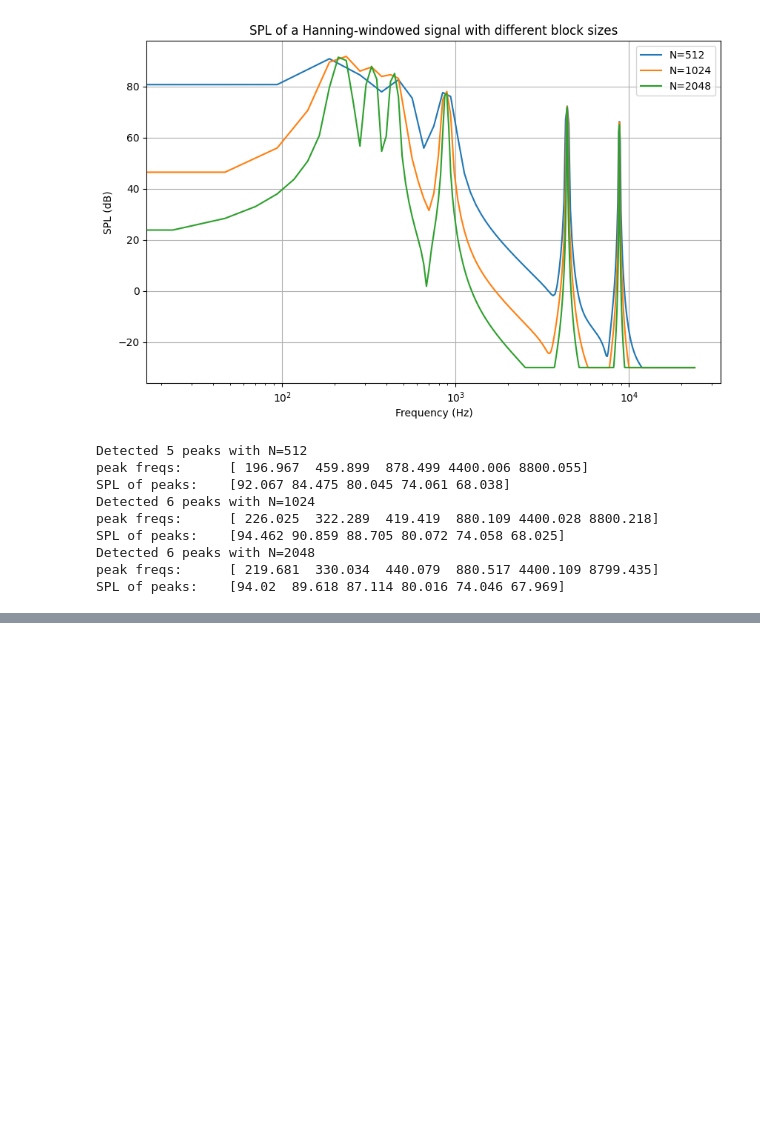
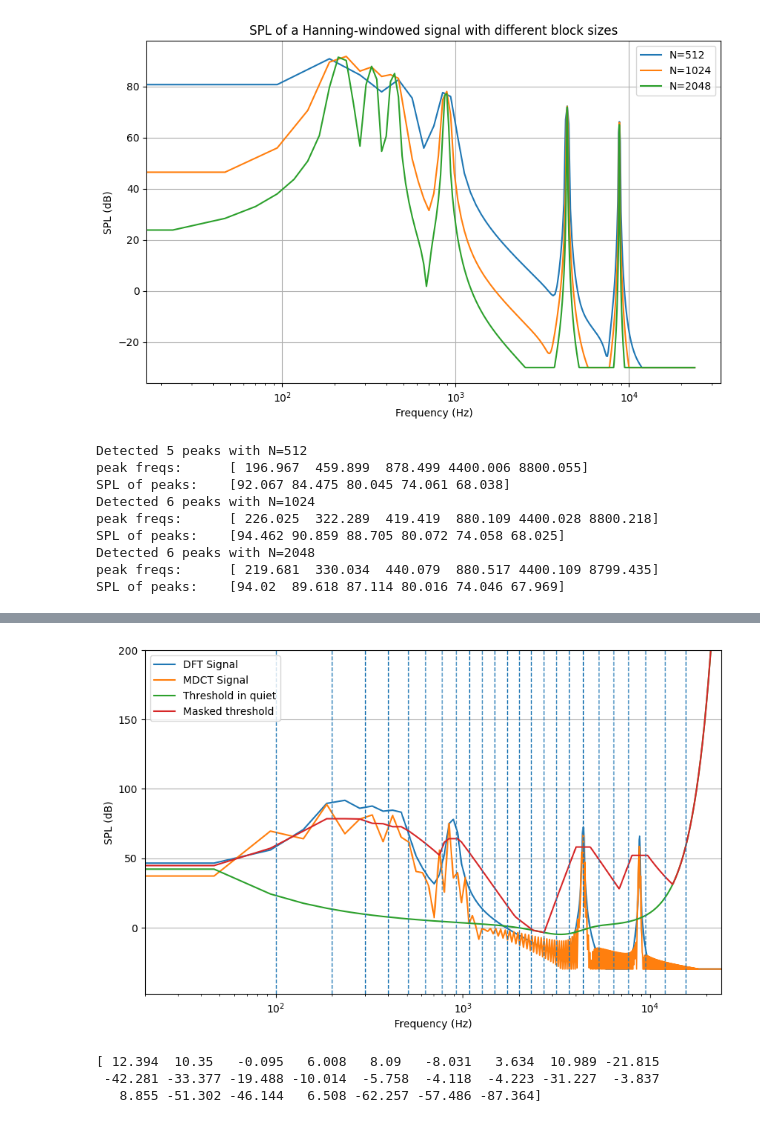
Before and after one commit to aik2mlj/music422-code, a Jupyter notebook: Hw4/src/plots.ipynb, the cells around one changed output, grey strips where cells are left out. Drawn from its saved outputs; the diff is of its cells as text; code cells hidden in the pictures; blank space fills up the shorter version.

```diff
--- a/Hw4/src/plots.ipynb
+++ b/Hw4/src/plots.ipynb
@@ -189,0 +204,57 @@ plt.show()
+# %%
+# 1.g)
+from mdct import MDCT
+from psychoac import (
+    AssignMDCTLinesFromFreqLimits,
+    ScaleFactorBands,
+    getMaskedThreshold,
+    intensity_from_DFT,
+    intensity_from_MDCT,
+    CalcSMRs,
+)
+from quantize import ScaleFactor
+
+N = 1024
+nMDCTLines = N // 2
+sampleRate = 48000
+data = get_x(N, sampleRate)
+nLines = AssignMDCTLinesFromFreqLimits(nMDCTLines, sampleRate)
+sfBands = ScaleFactorBands(nLines)
+
+# MDCT: use KBDWindow
+data_windowed = KBDWindow(data)
+MDCTdata = MDCT(data_windowed, nMDCTLines, nMDCTLines)
+MDCT_maxMagnitude = np.max(np.abs(MDCTdata))
+
+# plot for test
+masked_thresh = getMaskedThreshold(data, None, None, sampleRate, sfBands)
+freq_array = np.arange(N // 2) / N * sampleRate
+quiet_thresh = Thresh(freq_array)
+DFTspl = SPL(intensity_from_DFT(scipy.fft.rfft(HanningWindow(data))[:-1]))
+MDCTspl = SPL(intensity_from_MDCT(MDCTdata))
+plt.figure(figsize=(10, 6))
+plt.plot(freq_array, DFTspl, label="DFT Signal")
+plt.plot(freq_array, MDCTspl, label="MDCT Signal")
+plt.plot(freq_array, quiet_thresh, label="Threshold in quiet")
+plt.plot(freq_array, masked_thresh, label="Masked threshold")
+for f in cbFreqLimits:
+    plt.axvline(f, linestyle="--", linewidth=1)
+plt.xscale("log")
+plt.xlim(20, 24000)
+plt.ylim(top=200)
+plt.xlabel("Frequency (Hz)")
+plt.ylabel("SPL (dB)")
+
+plt.grid(axis="y")
+plt.legend()
+plt.show()
+
+MDCTscale = ScaleFactor(MDCT_maxMagnitude)
+MDCTdata = MDCTdata * (2**MDCTscale)
+SMRs = CalcSMRs(data, MDCTdata, MDCTscale, sampleRate, sfBands)
+print(np.around(SMRs, decimals=3))
+# %% [output]
+[figure, added]
+[ 12.394  10.35   -0.095   6.008   8.09   -8.031   3.634  10.989 -21.815
+ -42.281 -33.377 -19.488 -10.014  -5.758  -4.118  -4.223 -31.227  -3.837
+   8.855 -51.302 -46.144   6.508 -62.257 -57.486 -87.364]
```
Also changed, not shown: parts of 4 cells of this notebook, 3 other files.
